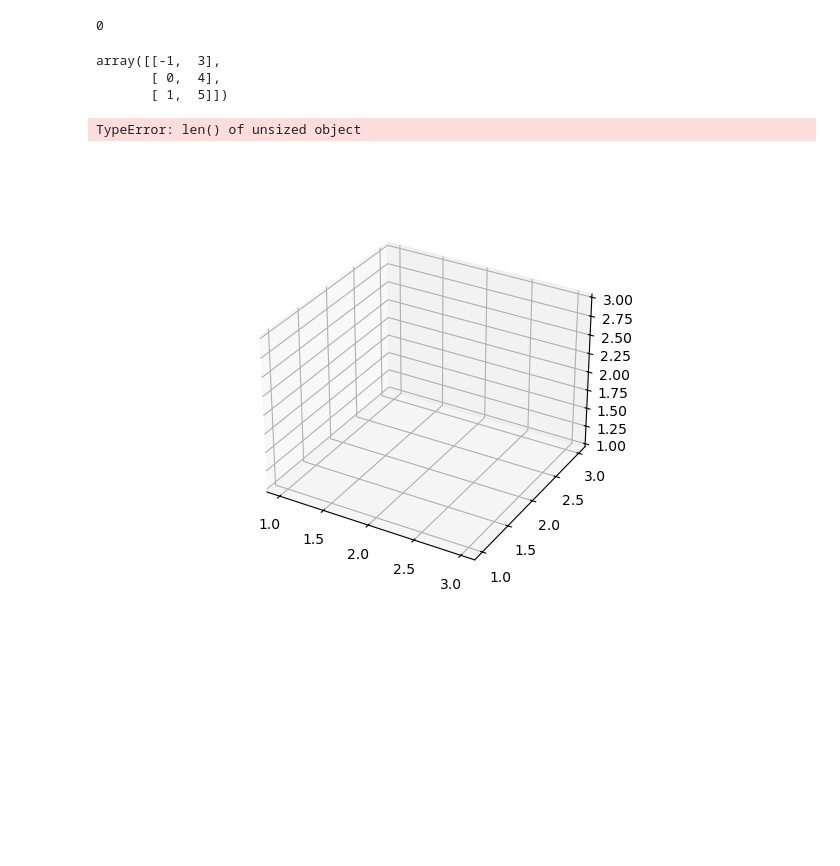
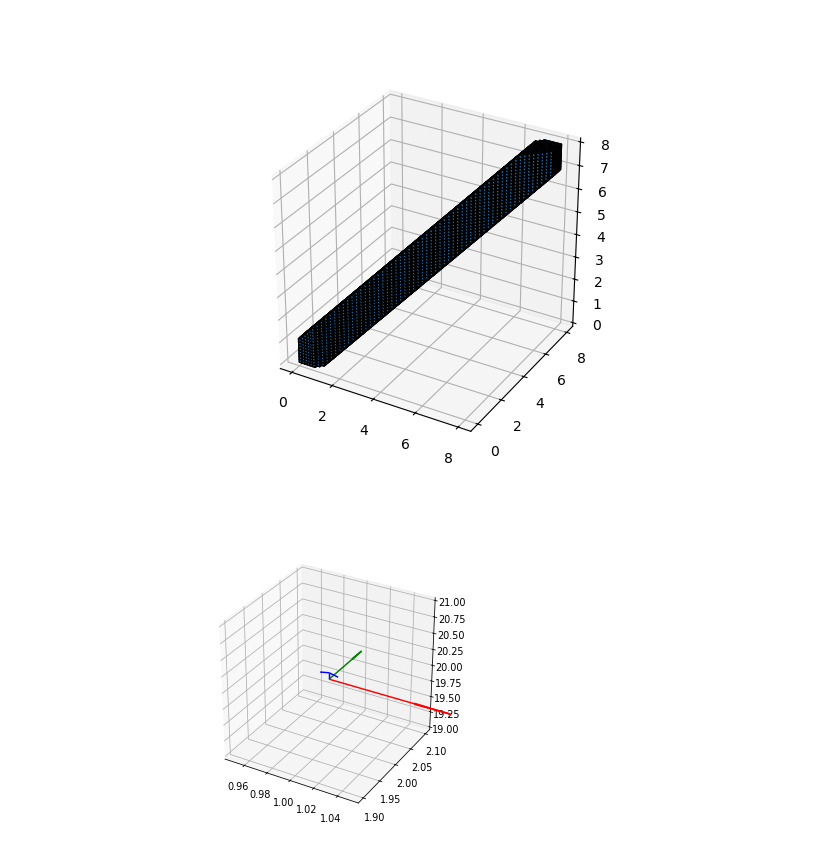
Before and after one commit to DimensionalScoop/metric_spaces, a Jupyter notebook: exploration/Pto-3D.ipynb, the cells around one changed output. Saved outputs shown, nothing was run; the diff lists cells and outputs as text; code cells hidden in the pictures; blank space fills up the shorter version.

```diff
--- a/exploration/Pto-3D.ipynb
+++ b/exploration/Pto-3D.ipynb
@@ -24,11 +42,11 @@ from dataclasses import dataclass
 @dataclass
 class Pto3DQuery:
     # distances of the query from the three pivots
-    q = np.asarray((1,2,3))
+    q = np.asarray((4,4,4))
     # query range in the metric space
-    r = 2
+    r = 1
     # distances between all pairs of pivots:
-    kappa = np.asarray(([0,3,5],[3,0,7],[5,7,0]))
+    kappa = np.asarray(([0,3,4],[3,0,7],[4,7,0]))
 
     def is_prunable(self, point):
         """Using Ptolemy's inequality, is the approximated distance between
@@ -41,34 +59,30 @@ class Pto3DQuery:
         return prune(0,1) & prune(1,2) & prune(2,0)
 
     def _is_prunable_from_dims(self, point, dim_a, dim_b):
+        q = self.q
         c_ab = self.r * self.kappa[dim_a, dim_b]
         minimum = 1/q[dim_b] * (q[dim_a] * point[dim_b] - c_ab)
         maximum = 1/q[dim_b] * (q[dim_a] * point[dim_b] + c_ab)
         return (minimum < point[dim_a]) & (maximum > point[dim_a])
+
+    def _is_triangle_prunable_from_dims(self, point, dim_a, dim_b):
+        pass
-# %%
-[1,10,0,0]
-# %% [output]
-0
 # %%
-SAMPLES = 20
-cube = np.indices((SAMPLES,SAMPLES,SAMPLES))
-point_cloud = cube / SAMPLES * 3
+SAMPLES = 60
+MAX_RANGE = 8
+cube = np.indices([SAMPLES+1]*3)
+coordinates = cube / SAMPLES * MAX_RANGE
+step_size = MAX_RANGE / SAMPLES
+point_cloud = coordinates[:,:-1,:-1,:-1] + step_size/2
 point_array = point_cloud.reshape(3,-1)
 
 query = Pto3DQuery()
 is_in_query_range = query.is_prunable(point_array)
 voxelarray = is_in_query_range.reshape(SAMPLES,SAMPLES,SAMPLES)
+
+
+ax = plt.figure().add_subplot(projection='3d')
+ax.set_aspect("equal")
+ax.voxels(*coordinates, voxelarray,edgecolor='k');
+# %% [output]
+[figure, added]
-# %%
-r_range.T
-# %% [output]
-array([[-1,  3],
-       [ 0,  4],
-       [ 1,  5]])
-# %%
-ax = plt.figure().add_subplot(projection='3d')
-shape = np.array([[1,2,],[2,3,]])
-ax.voxels(shape, shape, shape, filled=np.ones([1,1,1]),alpha=0.3)
-plt.show()
-# %% [output]
-TypeError: len() of unsized object
-[figure, removed]
@@ -75 +127,22 @@ TypeError: len() of unsized object
+# %%
+def plot_3d_widget(pos=(0,0,0), size=1, ax=None):
+    if ax is None:
+        ax = plt.gca()
+    pos = np.array(pos).reshape(3,1)
+    x1 = np.array([[size],[0],[0]])
+    x2 =  np.array([[0],[size],[0]])
+    x3 =  np.array([[0],[0],[size]])
+
+    ax.quiver(*pos,*x1, colors='r')
+    ax.quiver(*pos,*x2, colors='g')
+    ax.quiver(*pos,*x3, colors='b')
+
+fig = plt.figure(dpi=70)
+
+ax = fig.add_subplot(projection='3d')
+ax.set_aspect("equal")
+
+plot_3d_widget(ax=ax, size=0.1, pos=(1,2,20))
+# %% [output]
+[figure, added]
 # %%
```
Also changed, not shown: parts of 6 cells of this notebook.
